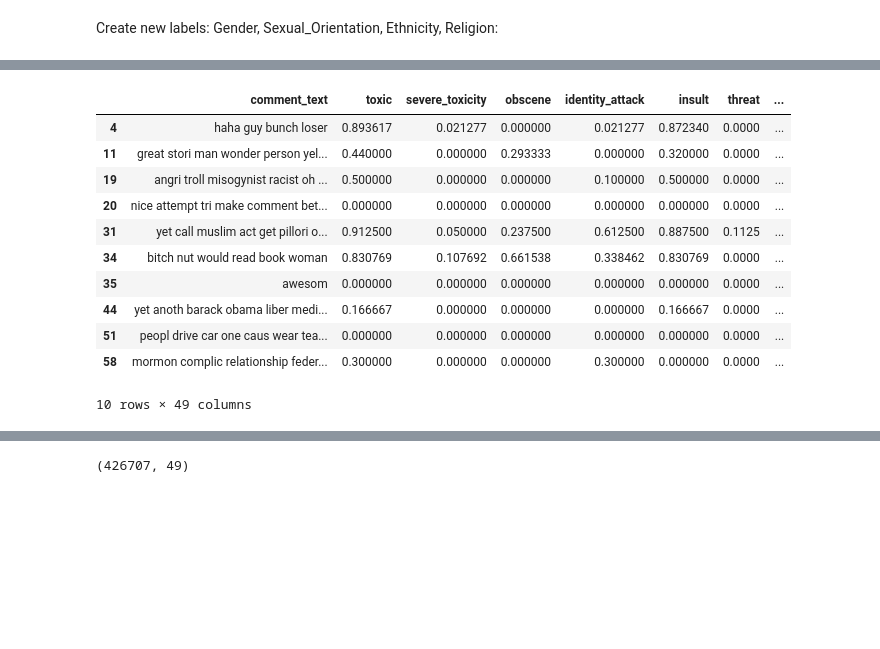
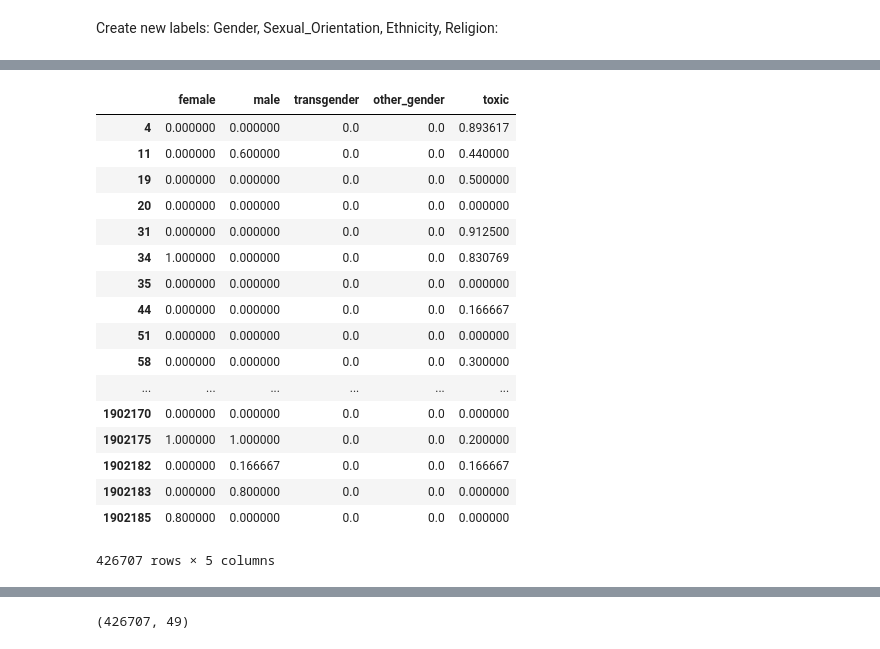
Before and after one commit to drenize/Multilingual_NLP_Classifier_Toxic_Comments, a Jupyter notebook: Toxic_Comments_EDA.ipynb, the cells around one changed output, grey strips where cells are left out. Drawn from its saved outputs; the diff is of its cells as text; code cells hidden in the pictures; blank space fills up the shorter version.

```diff
--- a/Toxic_Comments_EDA.ipynb
+++ b/Toxic_Comments_EDA.ipynb
@@ -719,18 +711,24 @@ def religion(row):
         return 'not_specified'
 # %%
 data0['Religion'] = data0.apply (lambda row: ethnicity(row), axis=1)
-# %%
-data0.head(10)
-# %% [output]
-|  | comment_text | toxic | severe_toxicity | obscene | identity_attack | insult | threat | ... |
-| 4 | haha guy bunch loser | 0.893617 | 0.021277 | 0.000000 | 0.021277 | 0.872340 | 0.0000 | ... |
-| 11 | great stori man wonder person yel... | 0.440000 | 0.000000 | 0.293333 | 0.000000 | 0.320000 | 0.0000 | ... |
-| 19 | angri troll misogynist racist oh ... | 0.500000 | 0.000000 | 0.000000 | 0.100000 | 0.500000 | 0.0000 | ... |
-| 20 | nice attempt tri make comment bet... | 0.000000 | 0.000000 | 0.000000 | 0.000000 | 0.000000 | 0.0000 | ... |
-| 31 | yet call muslim act get pillori o... | 0.912500 | 0.050000 | 0.237500 | 0.612500 | 0.887500 | 0.1125 | ... |
-| 34 | bitch nut would read book woman | 0.830769 | 0.107692 | 0.661538 | 0.338462 | 0.830769 | 0.0000 | ... |
-| 35 | awesom | 0.000000 | 0.000000 | 0.000000 | 0.000000 | 0.000000 | 0.0000 | ... |
-| 44 | yet anoth barack obama liber medi... | 0.166667 | 0.000000 | 0.000000 | 0.000000 | 0.166667 | 0.0000 | ... |
-| 51 | peopl drive car one caus wear tea... | 0.000000 | 0.000000 | 0.000000 | 0.000000 | 0.000000 | 0.0000 | ... |
-| 58 | mormon complic relationship feder... | 0.300000 | 0.000000 | 0.000000 | 0.300000 | 0.000000 | 0.0000 | ... |
-10 rows × 49 columns
+# %%
+data2[['female', 'male', 'transgender', 'other_gender', 'toxic']]
+# %% [output]
+|  | female | male | transgender | other_gender | toxic |
+| 4 | 0.000000 | 0.000000 | 0.0 | 0.0 | 0.893617 |
+| 11 | 0.000000 | 0.600000 | 0.0 | 0.0 | 0.440000 |
+| 19 | 0.000000 | 0.000000 | 0.0 | 0.0 | 0.500000 |
+| 20 | 0.000000 | 0.000000 | 0.0 | 0.0 | 0.000000 |
+| 31 | 0.000000 | 0.000000 | 0.0 | 0.0 | 0.912500 |
+| 34 | 1.000000 | 0.000000 | 0.0 | 0.0 | 0.830769 |
+| 35 | 0.000000 | 0.000000 | 0.0 | 0.0 | 0.000000 |
+| 44 | 0.000000 | 0.000000 | 0.0 | 0.0 | 0.166667 |
+| 51 | 0.000000 | 0.000000 | 0.0 | 0.0 | 0.000000 |
+| 58 | 0.000000 | 0.000000 | 0.0 | 0.0 | 0.300000 |
+| ... | ... | ... | ... | ... | ... |
+| 1902170 | 0.000000 | 0.000000 | 0.0 | 0.0 | 0.000000 |
+| 1902175 | 1.000000 | 1.000000 | 0.0 | 0.0 | 0.200000 |
+| 1902182 | 0.000000 | 0.166667 | 0.0 | 0.0 | 0.166667 |
+| 1902183 | 0.000000 | 0.800000 | 0.0 | 0.0 | 0.000000 |
+| 1902185 | 0.800000 | 0.000000 | 0.0 | 0.0 | 0.000000 |
+426707 rows × 5 columns
```
Also changed, not shown: parts of 20 cells of this notebook.
